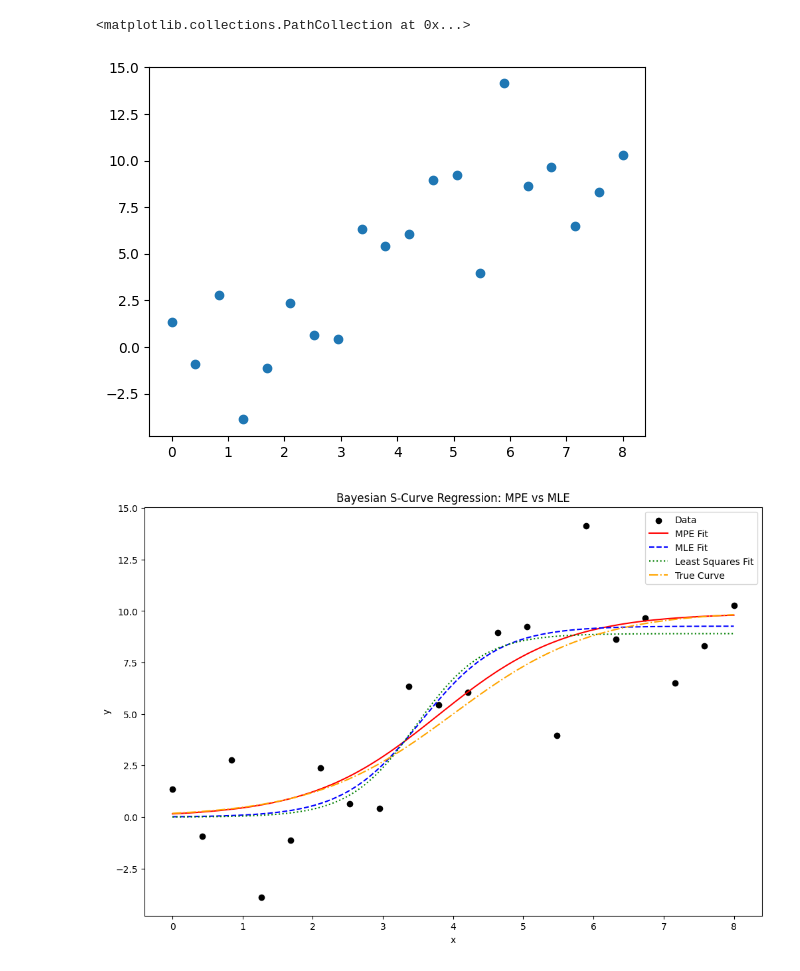
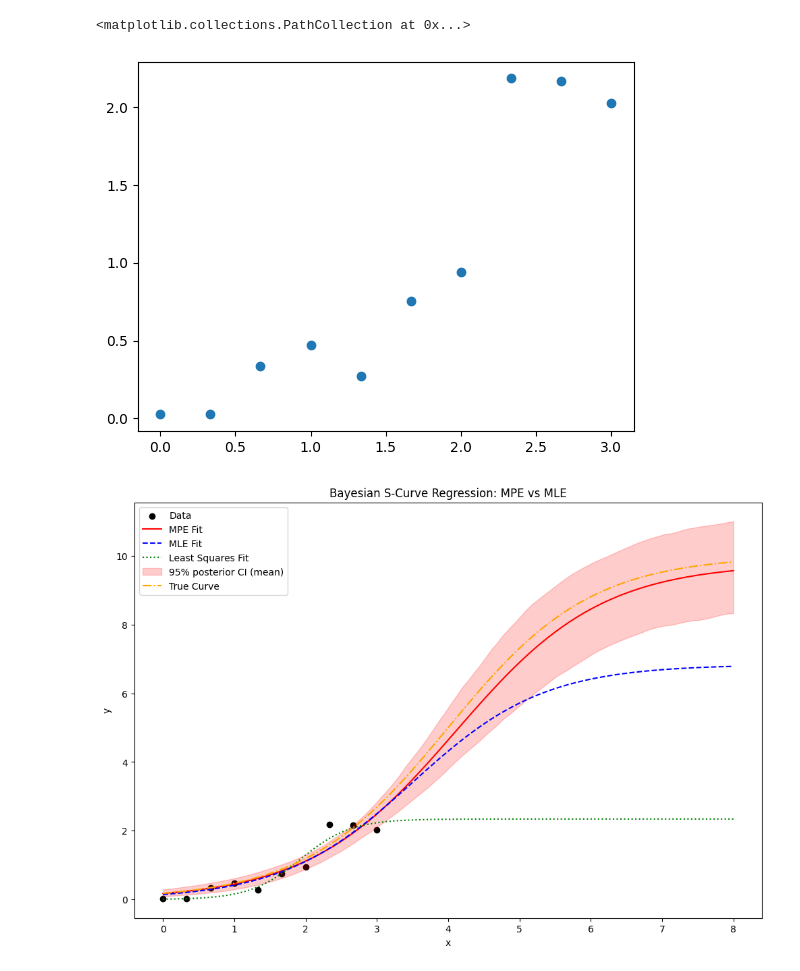
Before and after one commit to Miikkasna/bayesreg, a Jupyter notebook: bayesian_s_curve_regression.ipynb, the cells around one changed output. Saved outputs shown, nothing was run; the diff lists cells and outputs as text; code cells hidden in the pictures.

```diff
--- a/bayesian_s_curve_regression.ipynb
+++ b/bayesian_s_curve_regression.ipynb
@@ -10,9 +10,9 @@ def logistic(x, L, k, x0, sigma=None):
 # %%
 import matplotlib.pyplot as plt
 # generate data
-n = 20
-sigma = 3
-x = np.linspace(0, 8, n)
+n = 10
+sigma = 0.3
+x = np.linspace(0, 3, n)
 L = 10
 k = 1
 x0 = 4
@@ -21,7 +21,7 @@ y = logistic(x, L, k, x0, sigma=sigma)
 plt.scatter(x, y)
 # %% [output]
 <matplotlib.collections.PathCollection at 0x...>
-[figure, old version]
+[figure, new version]
 # %%
 # define priors
 L_mean = 10
@@ -56,6 +56,30 @@ for i in range(n):
 # %%
 # normalize posteriors
 df['posterior'] /= df['posterior'].sum()
+# %%
+import numpy as np
+# Number of posterior draws to use for interval estimation
+n_post_samples = 1000
+
+# x-grid for plotting
+x_fit = np.linspace(0, 8, 100)
+
+# Sample parameter sets from the posterior (with replacement, weighted by posterior)
+post_samples = df.sample(
+    n=n_post_samples,
+    replace=True,
+    weights='posterior',
+    random_state=0
+)[['L', 'k', 'x0']].to_numpy()
+
+# For each posterior sample, compute the *mean* curve (no observation noise)
+y_samples = np.empty((n_post_samples, len(x_fit)))
+for i, (L_s, k_s, x0_s) in enumerate(post_samples):
+    y_samples[i, :] = logistic(x_fit, L_s, k_s, x0_s)
+
+# 95% credible band for the mean function
+lower_cred = np.percentile(y_samples, 2.5, axis=0)
+upper_cred = np.percentile(y_samples, 97.5, axis=0)
 # %%
 # MPE, MLE estimates
 # argmax note: ypeError: reduction operation 'argmax' not allowed for this dtype
@@ -66,28 +90,40 @@ mle_params = df.loc[mle_idx, ['L', 'k', 'x0']]
 # %%
 # plot
 
 plt.figure(figsize=(12, 8))
 x_fit = np.linspace(0, 8, 100)
 y_mpe = logistic(x_fit, mpe_params['L'], mpe_params['k'], mpe_params['x0'])
 y_mle = logistic(x_fit, mle_params['L'], mle_params['k'], mle_params['x0'])
 plt.scatter(x, y, label='Data', color='black')
 plt.plot(x_fit, y_mpe, label='MPE Fit', color='red')
 plt.plot(x_fit, y_mle, label='MLE Fit', color='blue', linestyle='--')
 plt.xlabel('x')
 plt.ylabel('y')
 plt.title('Bayesian S-Curve Regression: MPE vs MLE')
 
 
 # show also least squares fit
 from scipy.optimize import curve_fit
 popt, _ = curve_fit(lambda x, L, k, x0: L / (1 + np.exp(-k * (x - x0))), x, y, p0=[40, 1, 4])
 y_ls = logistic(x_fit, *popt)
 plt.plot(x_fit, y_ls, label='Least Squares Fit', color='green', linestyle=':')
 
+
+# 95% credible band
+plt.fill_between(
+    x_fit,
+    lower_cred,
+    upper_cred,
+    color='red',
+    alpha=0.2,
+    label='95% posterior CI (mean)'
+)
+
+
 # plot true
 y_true = logistic(x_fit, L, k, x0)
 plt.plot(x_fit, y_true, label='True Curve', color='orange', linestyle='-.')
 plt.legend()
 plt.show()
 # %% [output]
-[figure, old version]
+[figure, new version]
```
Also changed, not shown: 1 other file.
